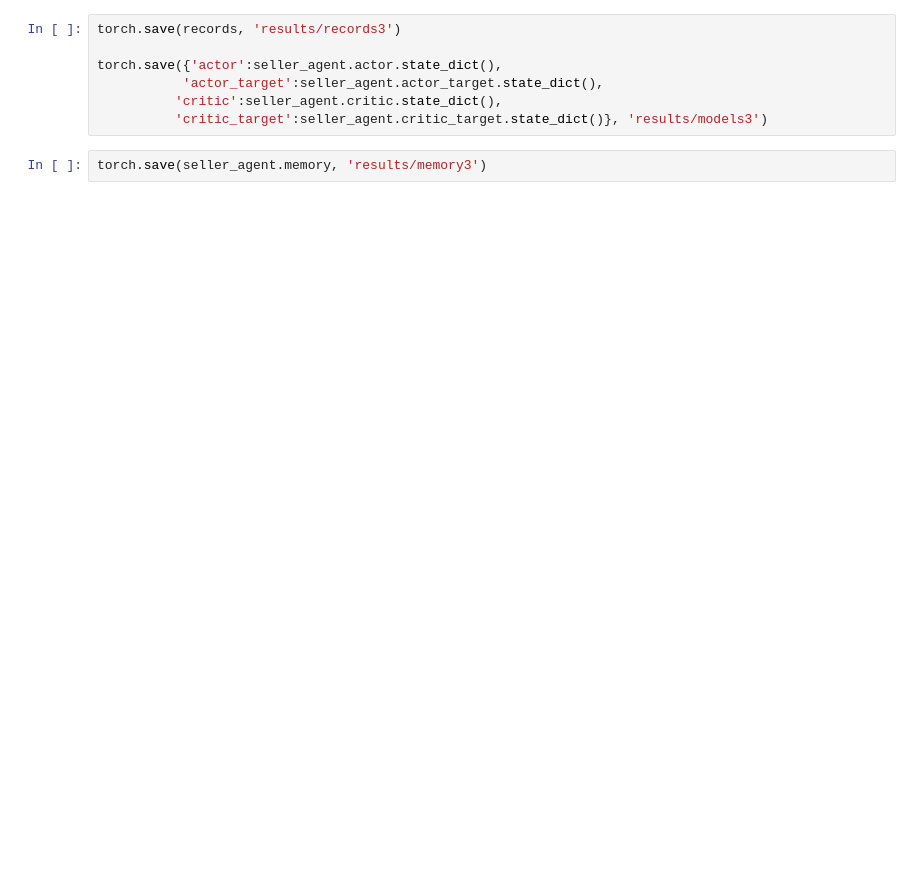
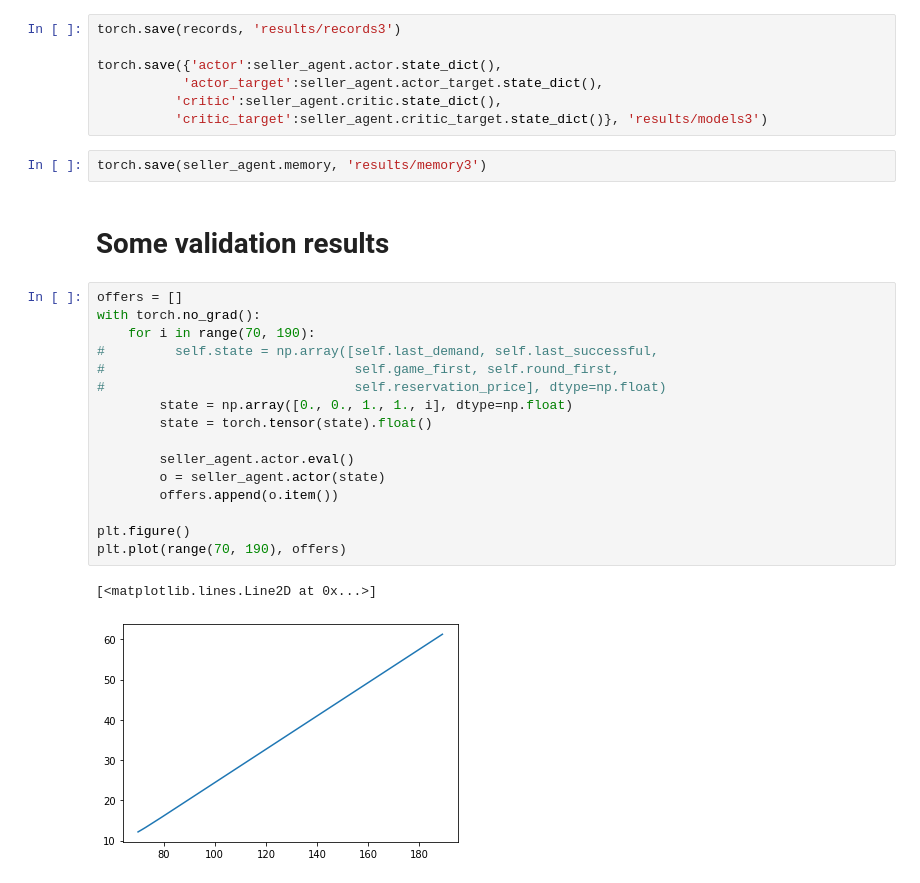
Before and after one commit to Alehud/RL_for_markets, a Jupyter notebook: DDPG_experiments_playground.ipynb, the cells around one changed output. Drawn from its saved outputs; the diff is of its cells as text; blank space fills up the shorter version.

Commit message:
Add some basic evaluation plots

```diff
--- a/DDPG_experiments_playground.ipynb
+++ b/DDPG_experiments_playground.ipynb
@@ -431,3 +434,24 @@ torch.save({'actor':seller_agent.actor.state_dict(),
           'critic_target':seller_agent.critic_target.state_dict()}, 'results/models3')
 # %%
 torch.save(seller_agent.memory, 'results/memory3')
+# %% [markdown]
+# Some validation results
+# %%
+offers = []
+with torch.no_grad():
+    for i in range(70, 190):
+#         self.state = np.array([self.last_demand, self.last_successful,
+#                                self.game_first, self.round_first,
+#                                self.reservation_price], dtype=np.float)
+        state = np.array([0., 0., 1., 1., i], dtype=np.float)
+        state = torch.tensor(state).float()
+
+        seller_agent.actor.eval()
+        o = seller_agent.actor(state)
+        offers.append(o.item())
+
+plt.figure()
+plt.plot(range(70, 190), offers)
+# %% [output]
+[<matplotlib.lines.Line2D at 0x...>]
+[figure, added]
```
Also changed, not shown: parts of 3 cells of this notebook.
